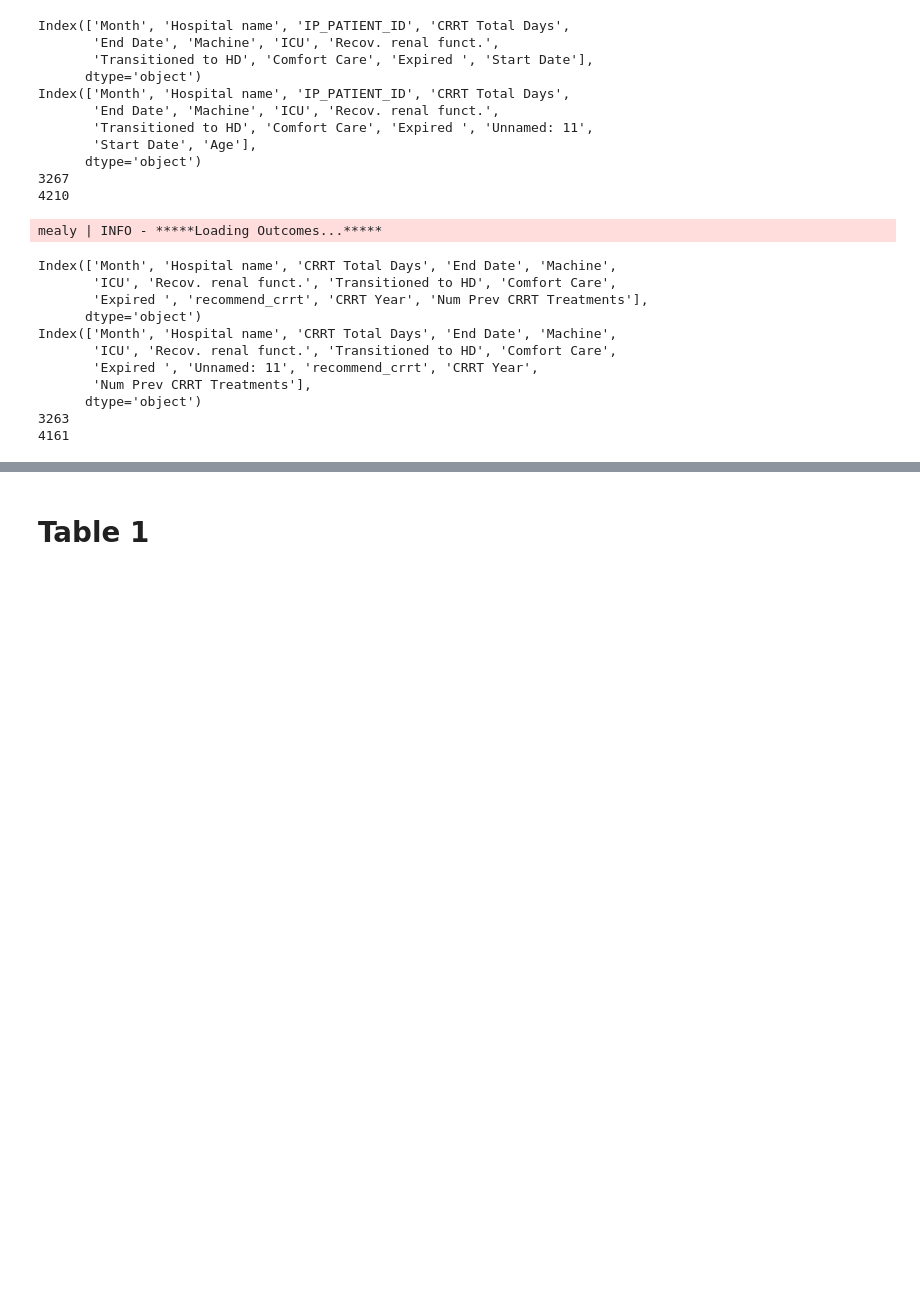
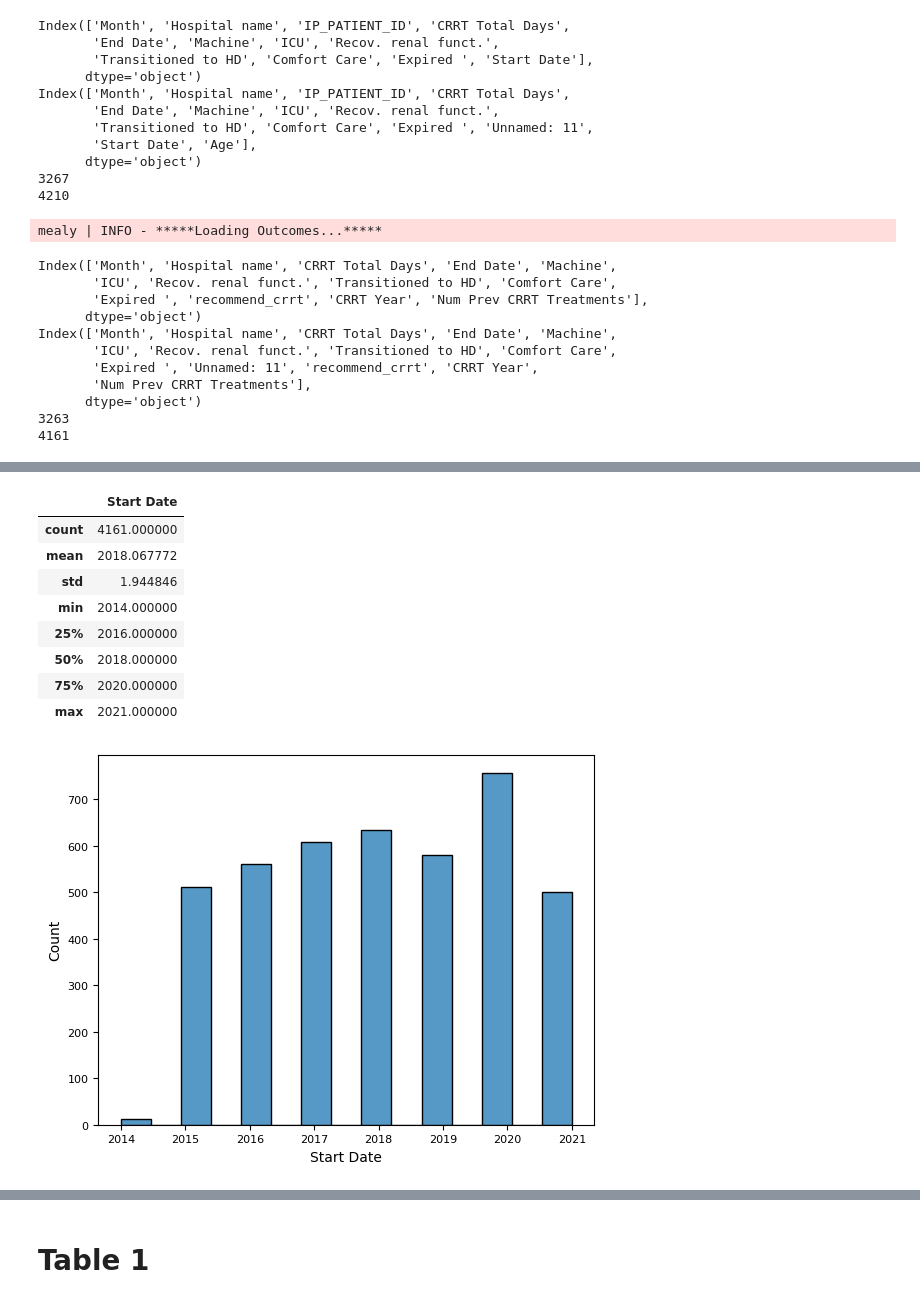
Before and after one commit to uclamii/CRRT, a Jupyter notebook: notebooks/cedars_outcomes_and_feat.ipynb, the cells around one changed output, grey strips where cells are left out. Cells and saved outputs as stored; diff of their text form; code cells hidden in the pictures; blank space fills up the shorter version.

```diff
--- a/notebooks/cedars_outcomes_and_feat.ipynb
+++ b/notebooks/cedars_outcomes_and_feat.ipynb
@@ -8,6 +8,7 @@ from os import getcwd
 from os.path import join
 import seaborn as sns
 import pandas as pd
+import numpy as np
 import matplotlib.pyplot as plt
 sys.path.insert(0, join(getcwd(), "../module_code"))
 
@@ -19,8 +20,9 @@ sys.argv = [sys.argv[0]]
 cli_utils.load_cli_args("../options.yml")
 args = cli_utils.init_cli_args()
 
-args.cedars_crrt_data_dir = "/radraid/jeffreyfeng/CRRT_Project/Data/Cedars"
-args.ucla_crrt_data_dir = "/radraid/jeffreyfeng/CRRT_Project/Data/UCLA"
+args.cedars_crrt_data_dir = "/radraid/jeffreyfeng/CRRT_Project/Data/Cedars_v6"
+args.ucla_crrt_data_dir = "/radraid/jeffreyfeng/CRRT_Project/Data/UCLA_v6"
+args.controls_data_dir = "/radraid/jeffreyfeng/CRRT_Project/Data/Controls_v6"
 # %% [output]
 IProgress not found. Please update jupyter and ipywidgets. See https://ipywidgets.readthedocs.io/en/stable/user_install.html
 # %% [markdown]
@@ -74,0 +121,20 @@ Index(['Month', 'Hospital name', 'CRRT Total Days', 'End Date', 'Machine',
+# %%
+# UCLA CRRT
+# Filter
+ucla_years = outcomes_ucla.index.get_level_values(1).year
+# ucla_years = (outcomes_ucla.index.get_level_values(1)[(outcomes_ucla.index.get_level_values(1).year.values>2015) & (outcomes_ucla.index.get_level_values(1).year.values<2022)].year)
+# ucla_years = (outcomes_ucla.index.get_level_values(1)[(outcomes_ucla.index.get_level_values(1).year.values>2015) & (outcomes_ucla.index.get_level_values(1).year.values<2022)].year-2016)*30 + outcomes_ucla.index.get_level_values(1)[(outcomes_ucla.index.get_level_values(1).year.values>2015) & (outcomes_ucla.index.get_level_values(1).year.values<2022)].day
+sns.histplot(ucla_years)
+ucla_counts = ucla_years.value_counts()
+ucla_years.to_frame().describe()
+# %% [output]
+|  | Start Date |
+| count | 4161.000000 |
+| mean | 2018.067772 |
+| std | 1.944846 |
+| min | 2014.000000 |
+| 25% | 2016.000000 |
+| 50% | 2018.000000 |
+| 75% | 2020.000000 |
+| max | 2021.000000 |
+[figure, added]
```
Also changed, not shown: parts of 116 cells of this notebook.
